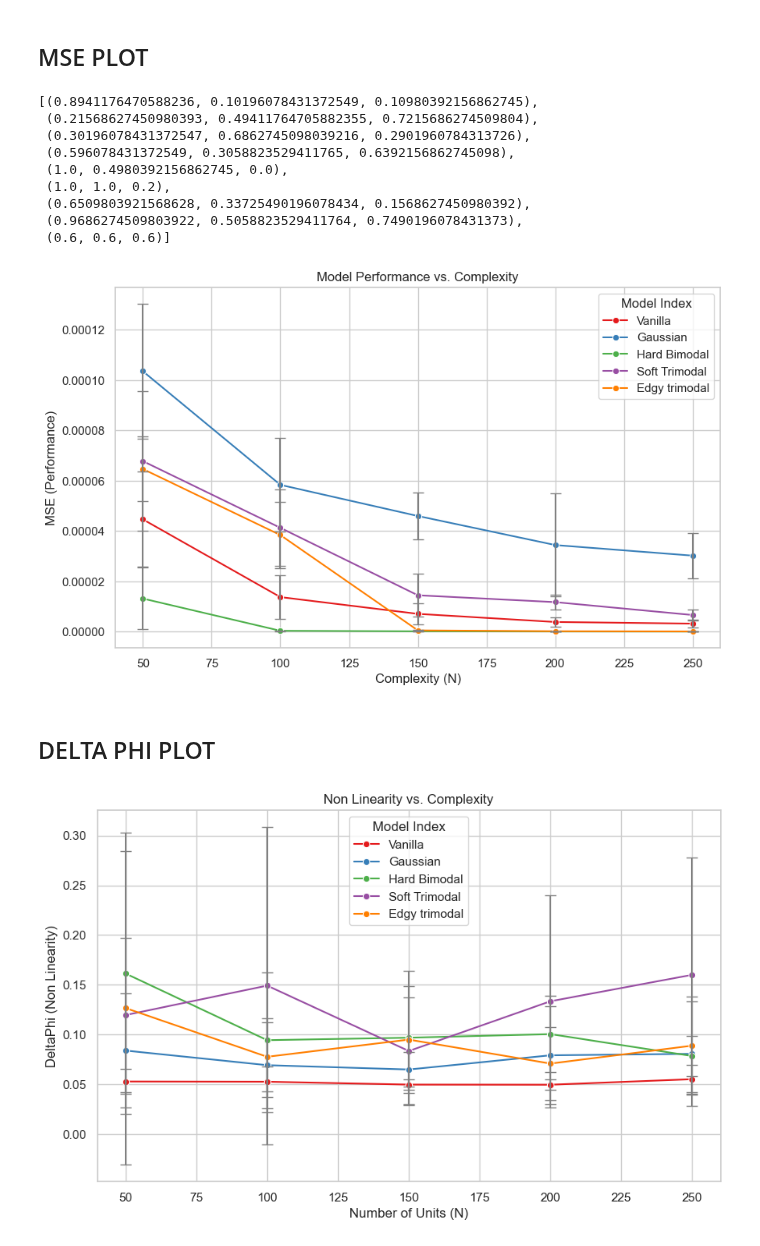
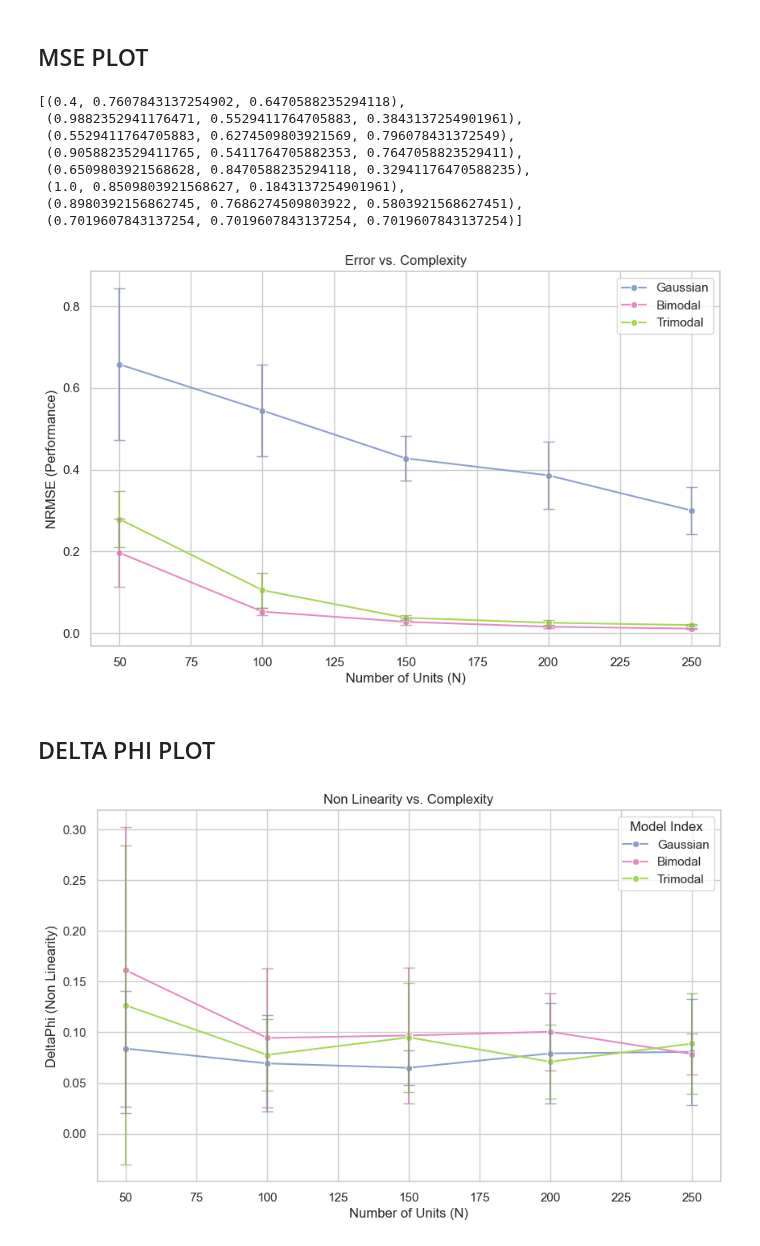
Before and after one commit to Sergio-Ltr/Generalized-Intrinsic-Plasticity, a Jupyter notebook: EXPERIMENTS/INUBUSHI/ComparisonResults.ipynb, the cells around one changed output. Saved outputs shown, nothing was run; the diff lists cells and outputs as text; code cells hidden in the pictures.

Commit message:
Inubushi Final Results

```diff
--- a/EXPERIMENTS/INUBUSHI/ComparisonResults.ipynb
+++ b/EXPERIMENTS/INUBUSHI/ComparisonResults.ipynb
@@ -1,4 +1,4 @@
 # %%
 import pandas as pd
 # %%
-result_df = pd.read_csv("./INUBUSHI-DIST-COMP_{-1}.csv")
+result_df = pd.read_csv(filepath_or_buffer='./INUBUSHI-DIST-COMP_NU_1_TAU_1.csv')
@@ -46,4 +26,7 @@ result_df.reset_index(drop=True)
 # Split DataFrame into even and odd rows
 df_mean = result_df[result_df.index % 2 == 0].reset_index(drop=True)
 df_std = result_df[result_df.index % 2 != 0].reset_index(drop=True)
+# %%
+df_mean = df_mean[df_mean['Model Index'].isin([1, 2, 4])]
+df_std = df_std[df_std['Model Index'].isin([1, 2, 4])]
 # %%
@@ -51,2 +34,4 @@ mask_names = ["Vanilla", "Gaussian", "Hard Bimodal", "Soft Trimodal", "Edgy trim
+# %%
+mask_names = [ "Gaussian", "Bimodal", "Trimodal" ]
 # %% [markdown]
 ## MSE PLOT
@@ -53,43 +40,55 @@ mask_names = ["Vanilla", "Gaussian", "Hard Bimodal", "Soft Trimodal", "Edgy trim
 # %%
-custom_palette = sns.color_palette("Set1")
+custom_palette = sns.color_palette("Set2")
 # %%
 custom_palette
 # %% [output]
-[(0.8941176470588236, 0.10196078431372549, 0.10980392156862745),
- (0.21568627450980393, 0.49411764705882355, 0.7215686274509804),
- (0.30196078431372547, 0.6862745098039216, 0.2901960784313726),
- (0.596078431372549, 0.3058823529411765, 0.6392156862745098),
- (1.0, 0.4980392156862745, 0.0),
- (1.0, 1.0, 0.2),
- (0.6509803921568628, 0.33725490196078434, 0.1568627450980392),
- (0.9686274509803922, 0.5058823529411764, 0.7490196078431373),
- (0.6, 0.6, 0.6)]
+[(0.4, 0.7607843137254902, 0.6470588235294118),
+ (0.9882352941176471, 0.5529411764705883, 0.3843137254901961),
+ (0.5529411764705883, 0.6274509803921569, 0.796078431372549),
+ (0.9058823529411765, 0.5411764705882353, 0.7647058823529411),
+ (0.6509803921568628, 0.8470588235294118, 0.32941176470588235),
+ (1.0, 0.8509803921568627, 0.1843137254901961),
+ (0.8980392156862745, 0.7686274509803922, 0.5803921568627451),
+ (0.7019607843137254, 0.7019607843137254, 0.7019607843137254)]
 # %%
 import seaborn as sns
 import matplotlib.pyplot as plt
 
 # Assuming df is your DataFrame
 # Example DataFrame structure:
-# df = pd.DataFrame({'N': ..., 'MSE_mean': ..., 'MSE_std': ..., 'model_index': ...})
+# df = pd.DataFrame({'N': ..., 'NRMSE_mean': ..., 'NRMSE_std': ..., 'model_index': ...})
 
 # Set the style if needed
 sns.set(style="whitegrid")
 
 # Adjust figure size if needed
 plt.figure(figsize=(10, 6))
 
+
+indices_to_plot = [1,2,4]
+colors = custom_palette[2:5]
+
 # Use Seaborn's lineplot() with error bars to plot the mean values and standard deviation
-sns.lineplot(x='N', y='MSE', hue=df_mean.columns[3], data=df_mean, marker='o', palette=custom_palette[0:5])
-plt.errorbar(x=df_std['N'], y=df_mean['MSE'], yerr=df_std['MSE'], fmt='none', capsize=5, c='gray')
+sns.lineplot(x='N', y='NRMSE', hue=df_mean.columns[3], data=df_mean, marker='o', palette=colors)
 
-plt.title('Model Performance vs. Complexity')
-plt.xlabel('Complexity (N)')
-plt.ylabel('MSE (Performance)')
-plt.legend(title='Model Index', labels=mask_names)
+
+# Use matplotlib's errorbar to plot the standard deviation with the same colors
+for i, color in enumerate(colors):
+    plt.errorbar(x=df_std[df_std['Model Index'] == indices_to_plot[i]]['N'],
+                 y=df_mean[df_mean['Model Index'] == indices_to_plot[i]]['NRMSE'],
+                 yerr=df_std[df_std['Model Index'] == indices_to_plot[i]]['NRMSE'],
+                 fmt='none', capsize=5, c=color, alpha=0.7)
+
+plt.errorbar(x=df_std['N'], y=df_mean['NRMSE'], yerr=df_std['NRMSE'], fmt='none', capsize=5, c='gray', alpha=0.3)
+
+plt.title('Error vs. Complexity')
+plt.xlabel('Number of Units (N)')
+plt.ylabel('NRMSE (Performance)')
+plt.legend(title='', labels=mask_names)
 
 plt.show()
 # %% [output]
-[figure, old version]
+[figure, new version]
 # %% [markdown]
 ## DELTA PHI PLOT
 # %%
@@ -98,7 +97,7 @@ import matplotlib.pyplot as plt
 
 # Assuming df is your DataFrame
 # Example DataFrame structure:
-# df = pd.DataFrame({'N': ..., 'MSE_mean': ..., 'MSE_std': ..., 'model_index': ...})
+# df = pd.DataFrame({'N': ..., 'DeltaPhi_mean': ..., 'DeltaPhi_std': ..., 'model_index': ...})
 
 # Set the style if needed
 sns.set(style="whitegrid")
@@ -106,9 +105,22 @@ sns.set(style="whitegrid")
 # Adjust figure size if needed
 plt.figure(figsize=(10, 6))
 
+
+indices_to_plot = [1,2,4]
+colors = custom_palette[2:5]
+
 # Use Seaborn's lineplot() with error bars to plot the mean values and standard deviation
-sns.lineplot(x='N', y='DeltaPhi', hue=df_mean.columns[3], data=df_mean, marker='o', palette=custom_palette[0:5])
-plt.errorbar(x=df_std['N'], y=df_mean['DeltaPhi'], yerr=df_std['DeltaPhi'], fmt='none', capsize=5, c='gray')
+sns.lineplot(x='N', y='DeltaPhi', hue=df_mean.columns[3], data=df_mean, marker='o', palette=colors)
+
+
+# Use matplotlib's errorbar to plot the standard deviation with the same colors
+for i, color in enumerate(colors):
+    plt.errorbar(x=df_std[df_std['Model Index'] == indices_to_plot[i]]['N'],
+                 y=df_mean[df_mean['Model Index'] == indices_to_plot[i]]['DeltaPhi'],
+                 yerr=df_std[df_std['Model Index'] == indices_to_plot[i]]['DeltaPhi'],
+                 fmt='none', capsize=5, c=color, alpha=0.7)
+
+plt.errorbar(x=df_std['N'], y=df_mean['DeltaPhi'], yerr=df_std['DeltaPhi'], fmt='none', capsize=5, c='gray', alpha=0.3)
 
 plt.title('Non Linearity vs. Complexity')
 plt.xlabel('Number of Units (N)')
@@ -117,4 +129,4 @@ plt.legend(title='Model Index', labels=mask_names)
 
 plt.show()
 # %% [output]
-[figure, old version]
+[figure, new version]
```
Also changed, not shown: parts of 4 cells of this notebook, 44 other files.
